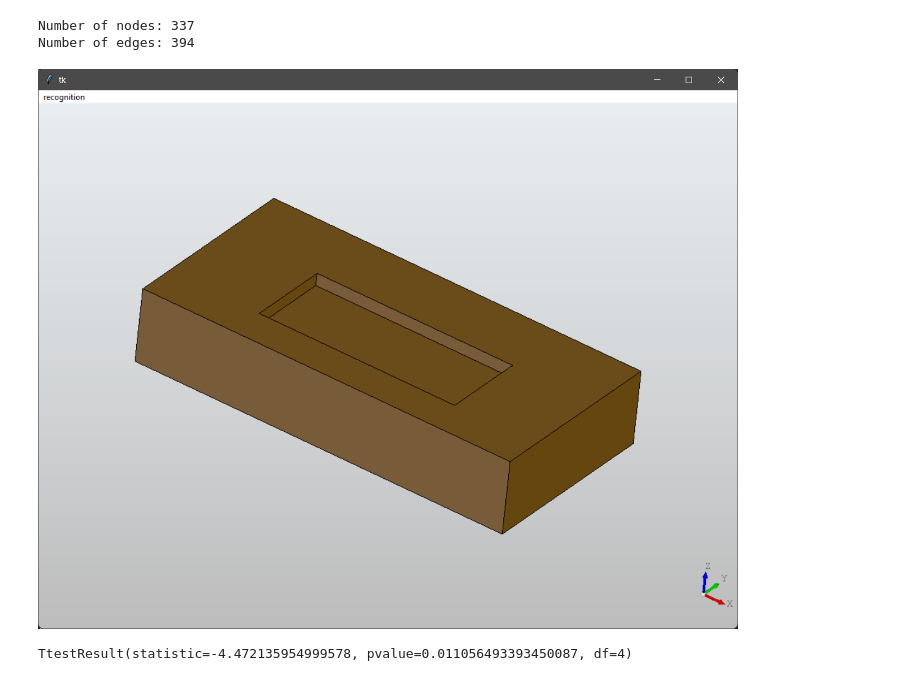
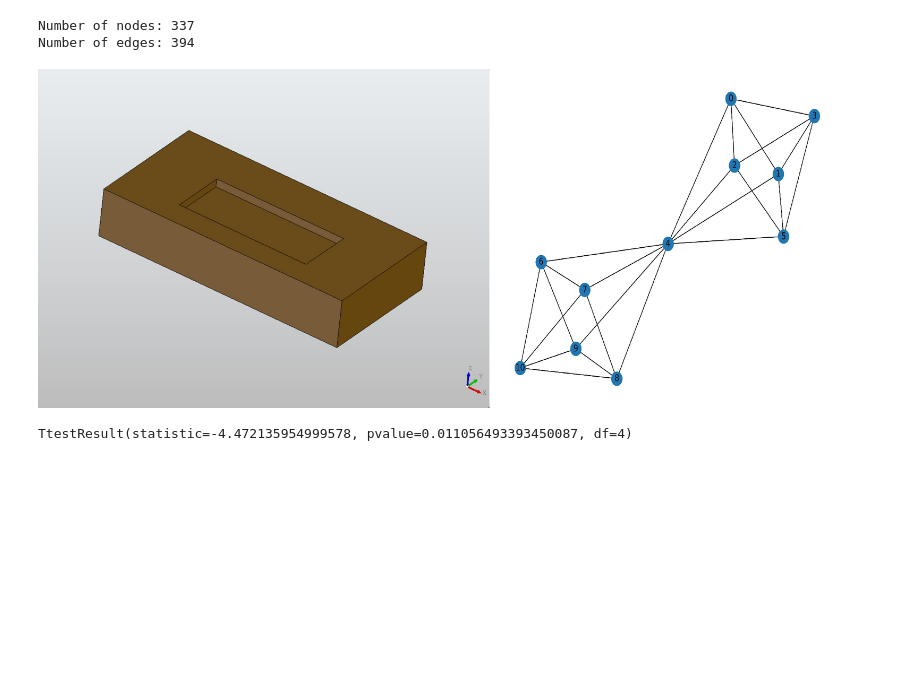
Before and after one commit to ml-phan/manufacturing-tech-gnn, a Jupyter notebook: main.ipynb, the cells around one changed output. Cells and saved outputs as stored; diff of their text form; code cells hidden in the pictures; blank space fills up the shorter version.

```diff
--- a/main.ipynb
+++ b/main.ipynb
@@ -176,38 +165,0 @@ for file in os.listdir(r"E:\gnn_data\step_files"):
-# %%
-sns.set_style("whitegrid")
-plt.rcParams['figure.figsize'] = (15, 5) # Default figure size for each plot
-
-# Iterate through each feature and plot its distribution
-for feature in features:
-    if feature not in data.columns:
-        continue # Skip if feature was not found in the DataFrame
-
-    fig, axes = plt.subplots(1, 2, figsize=(16, 6)) # Create a figure with two subplots
-
-    # Plot original distribution
-    sns.histplot(data[feature], kde=True, ax=axes[0], color='skyblue', bins=50)
-    axes[0].set_title(f'Distribution of {feature} (Original Scale)')
-    axes[0].set_xlabel(feature)
-    axes[0].set_ylabel('Frequency / Density')
-
-    # Plot log-transformed distribution (using log1p to handle zeros/small values)
-    # Only apply log transform if the feature can reasonably be logged (i.e., non-negative)
-    if (data[feature] >= 0).all(): # Check if all values are non-negative
-        log_feature_name = f'log_{feature}'
-        data[log_feature_name] = np.log1p(data[feature]) # log(x+1)
-
-        sns.histplot(data[log_feature_name], kde=True, ax=axes[1], color='lightcoral', bins=50)
-        axes[1].set_title(f'Distribution of {feature} (Log-Transformed)')
-        axes[1].set_xlabel(f'log({feature} + 1)')
-        axes[1].set_ylabel('Frequency / Density')
-    else:
-        # If feature contains negative values, log transform is not directly applicable
-        axes[1].set_title(f'Log-Transform Not Applicable for {feature}')
-        axes[1].text(0.5, 0.5, 'Feature contains negative values,\nlog transform not applied.',
-                     horizontalalignment='center', verticalalignment='center',
-                     transform=axes[1].transAxes, fontsize=12, color='gray')
-        axes[1].set_xticks([])
-        axes[1].set_yticks([])
-
-    plt.tight_layout() # Adjust layout to prevent overlapping titles/labels
-    plt.show()
@@ -467,9 +404,9 @@ Number of nodes: 337
 Number of edges: 394
 # %%
 # display image from disk
-display(Image(r"E:\2025-05-13.png"))
+display(Image(r"E:\graph_conversion.jpg"))
 # %% [output]
-[figure, old version]
+[figure, new version]
 # %%
 G = nx.read_graphml(r"E:\step_files_test\square_pocket.step")
 print("Number of nodes:", G.number_of_nodes())
```
Also changed, not shown: parts of 34 cells of this notebook, 29 other files.
